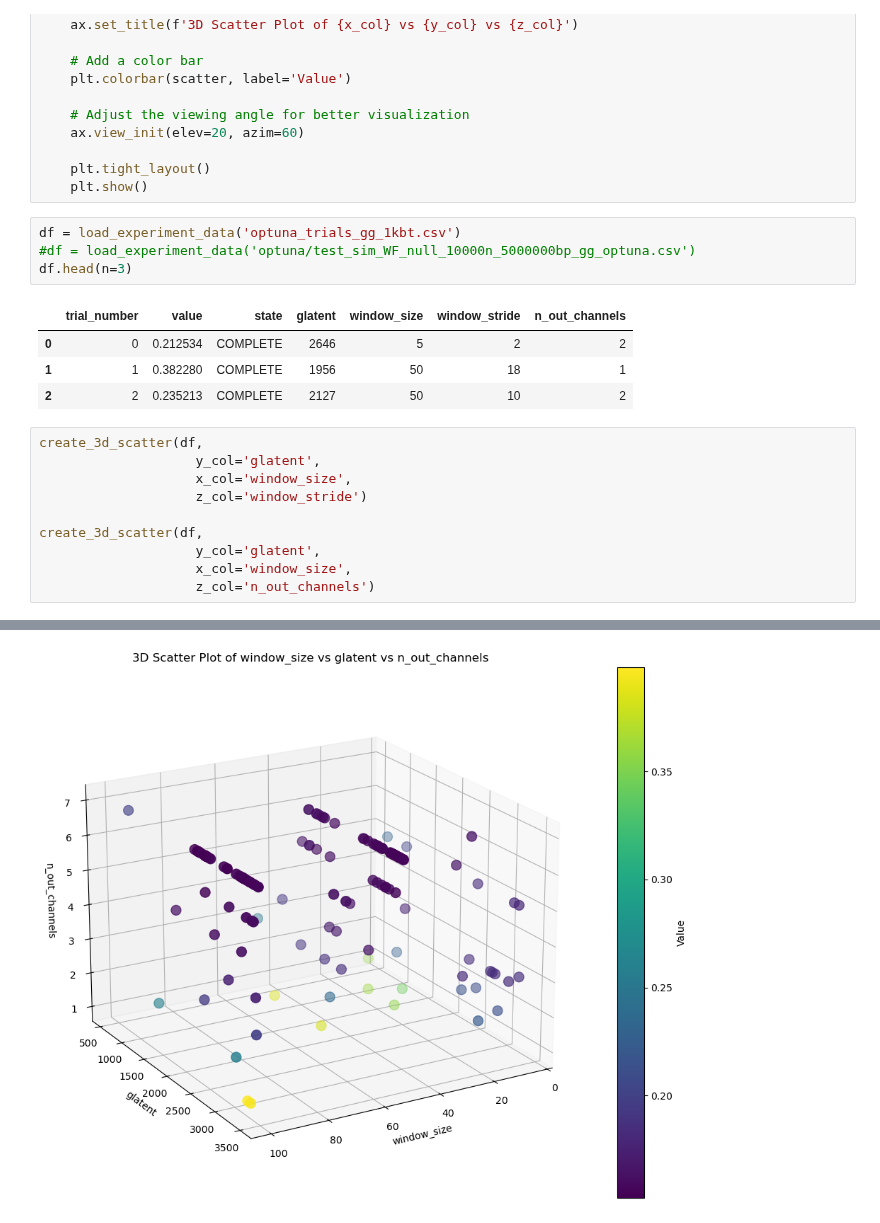
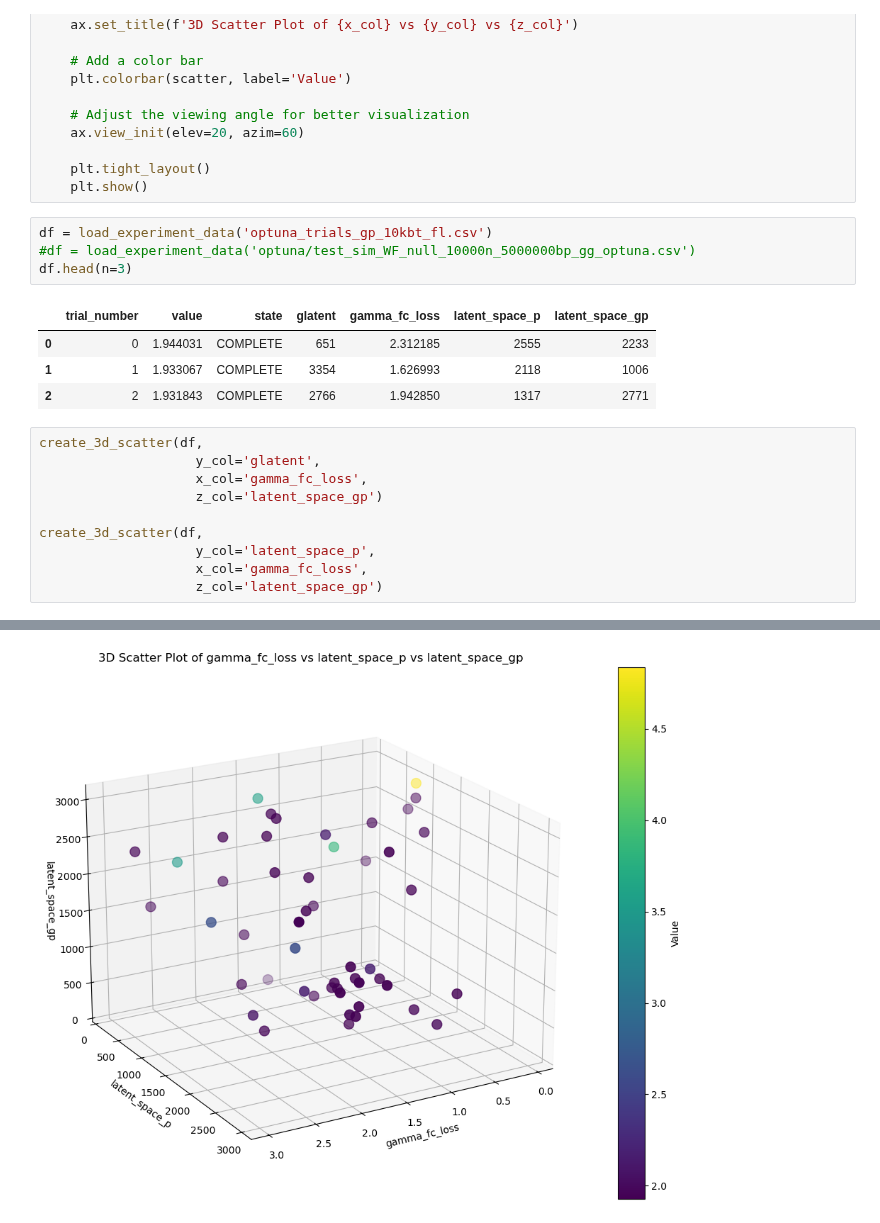
Before and after one commit to Arcadia-Science/2025-epistasis-dl-quantgen, a Jupyter notebook: workflow_sims/gpatlas/localgg/optuna/opuna_hyperparam_analysis.ipynb, the cells around one changed output, grey strips where cells are left out. Saved outputs shown, nothing was run; the diff lists cells and outputs as text.

```diff
--- a/workflow_sims/gpatlas/localgg/optuna/opuna_hyperparam_analysis.ipynb
+++ b/workflow_sims/gpatlas/localgg/optuna/opuna_hyperparam_analysis.ipynb
@@ -68,22 +68,22 @@ def create_3d_scatter(df, x_col, y_col, z_col):
     plt.tight_layout()
     plt.show()
 # %%
-df = load_experiment_data('optuna_trials_gg_1kbt.csv')
+df = load_experiment_data('optuna_trials_gp_10kbt_fl.csv')
 #df = load_experiment_data('optuna/test_sim_WF_null_10000n_5000000bp_gg_optuna.csv')
 df.head(n=3)
 # %% [output]
-|  | trial_number | value | state | glatent | window_size | window_stride | n_out_channels |
-| 0 | 0 | 0.212534 | COMPLETE | 2646 | 5 | 2 | 2 |
-| 1 | 1 | 0.382280 | COMPLETE | 1956 | 50 | 18 | 1 |
-| 2 | 2 | 0.235213 | COMPLETE | 2127 | 50 | 10 | 2 |
+|  | trial_number | value | state | glatent | gamma_fc_loss | latent_space_p | latent_space_gp |
+| 0 | 0 | 1.944031 | COMPLETE | 651 | 2.312185 | 2555 | 2233 |
+| 1 | 1 | 1.933067 | COMPLETE | 3354 | 1.626993 | 2118 | 1006 |
+| 2 | 2 | 1.931843 | COMPLETE | 2766 | 1.942850 | 1317 | 2771 |
 # %%
 create_3d_scatter(df,
                     y_col='glatent',
-                    x_col='window_size',
-                    z_col='window_stride')
+                    x_col='gamma_fc_loss',
+                    z_col='latent_space_gp')
 
 create_3d_scatter(df,
-                    y_col='glatent',
-                    x_col='window_size',
-                    z_col='n_out_channels')
+                    y_col='latent_space_p',
+                    x_col='gamma_fc_loss',
+                    z_col='latent_space_gp')
 # %% [output]
@@ -91 +91 @@ create_3d_scatter(df,
-[figure, old version]
+[figure, new version]
```
Also changed, not shown: parts of 1 cell of this notebook, 11 other files.
